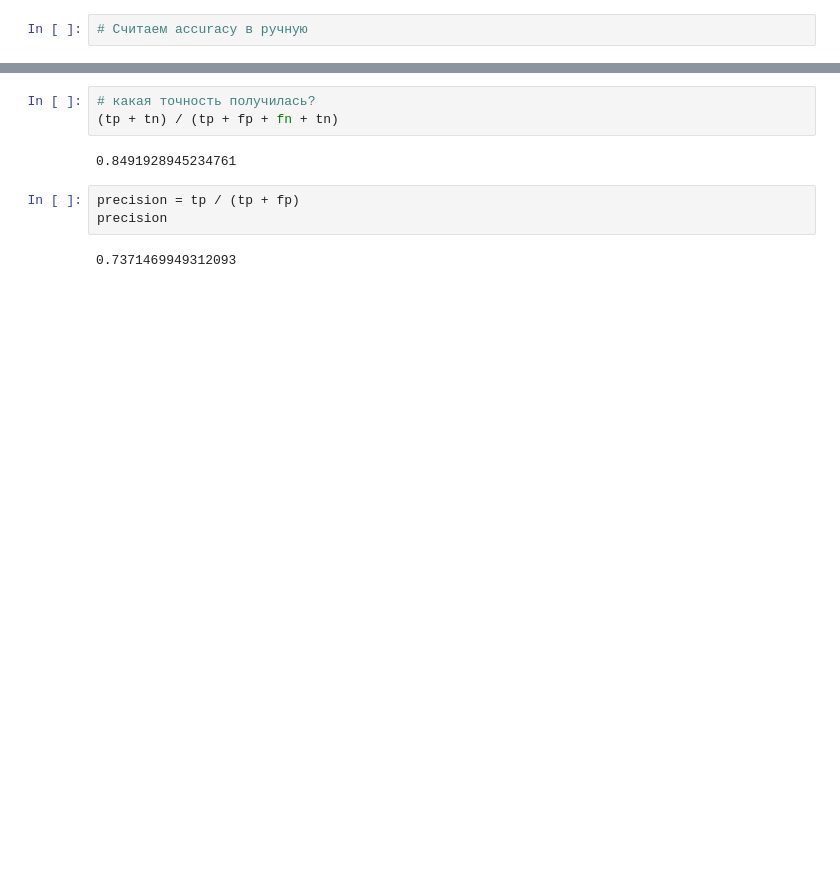
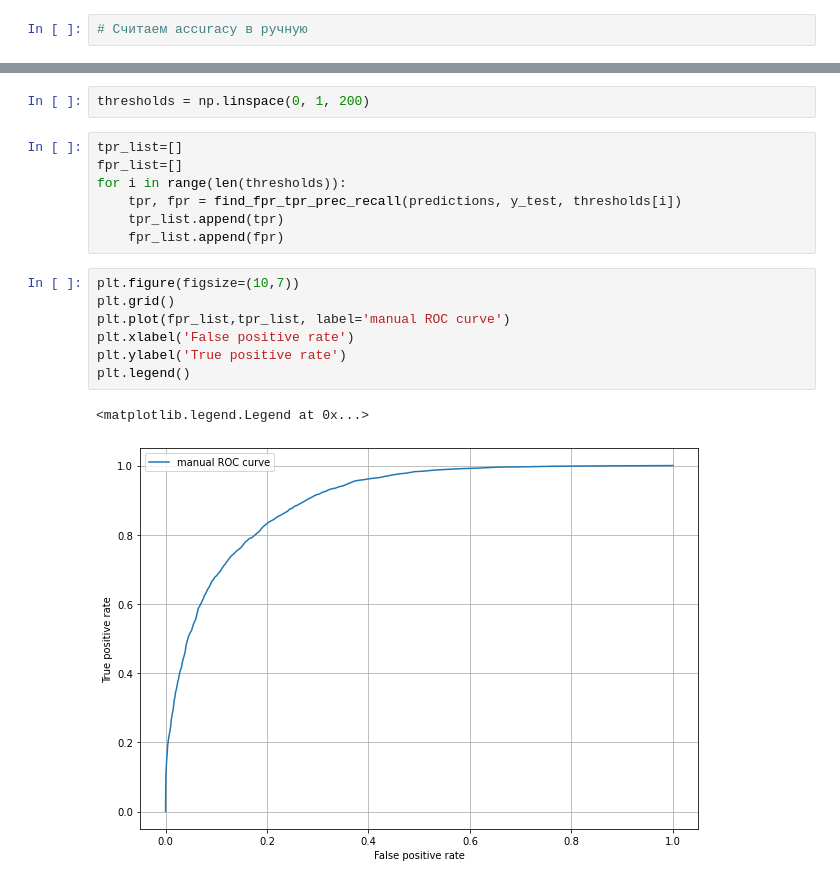
Before and after one commit to MS-max914/MS_DS, a Jupyter notebook: ML/lesson_4/1Untitled.ipynb, the cells around one changed output, grey strips where cells are left out. Drawn from its saved outputs; the diff is of its cells as text; blank space fills up the shorter version.

```diff
--- a/ML/lesson_4/1Untitled.ipynb
+++ b/ML/lesson_4/1Untitled.ipynb
@@ -237,10 +227,19 @@ for predicted_prob, actual in zip( predictions[:, 1], y_test ):
-# %%
-# какая точность получилась?
-(tp + tn) / (tp + fp + fn + tn)
-# %% [output]
-0.8491928945234761
-# %%
-precision = tp / (tp + fp)
-precision
-# %% [output]
-0.7371469949312093
+# %%
+thresholds = np.linspace(0, 1, 200)
+# %%
+tpr_list=[]
+fpr_list=[]
+for i in range(len(thresholds)):
+    tpr, fpr = find_fpr_tpr_prec_recall(predictions, y_test, thresholds[i])
+    tpr_list.append(tpr)
+    fpr_list.append(fpr)
+# %%
+plt.figure(figsize=(10,7))
+plt.grid()
+plt.plot(fpr_list,tpr_list, label='manual ROC curve')
+plt.xlabel('False positive rate')
+plt.ylabel('True positive rate')
+plt.legend()
+# %% [output]
+<matplotlib.legend.Legend at 0x...>
+[figure, added]
```
Also changed, not shown: parts of 8 cells of this notebook.
